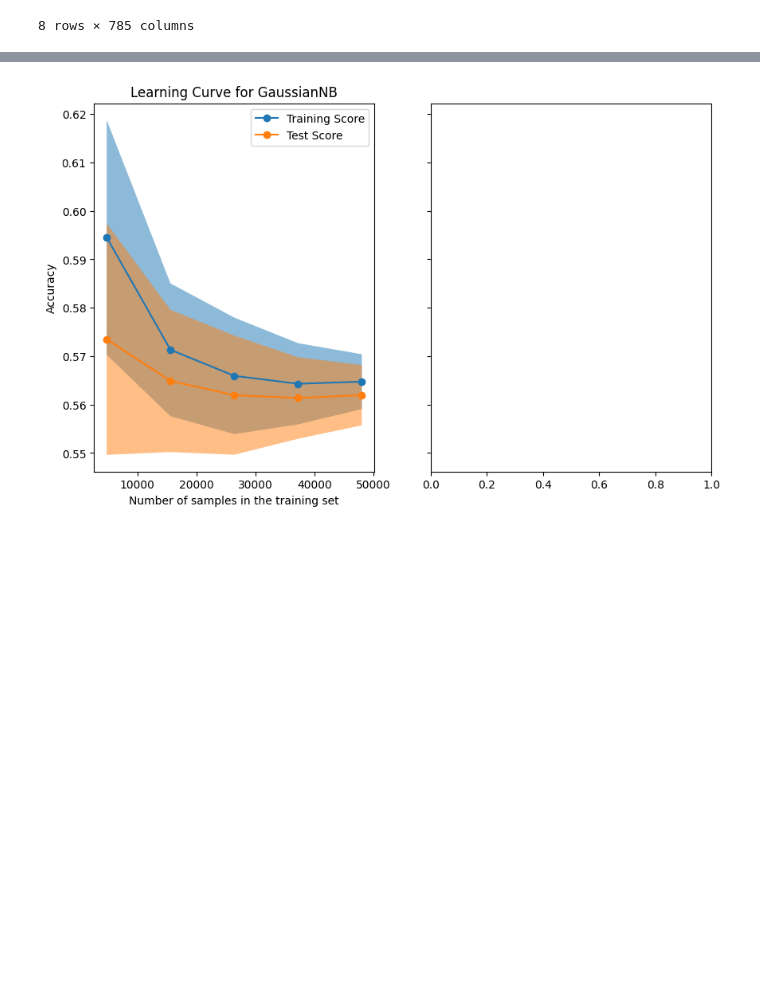
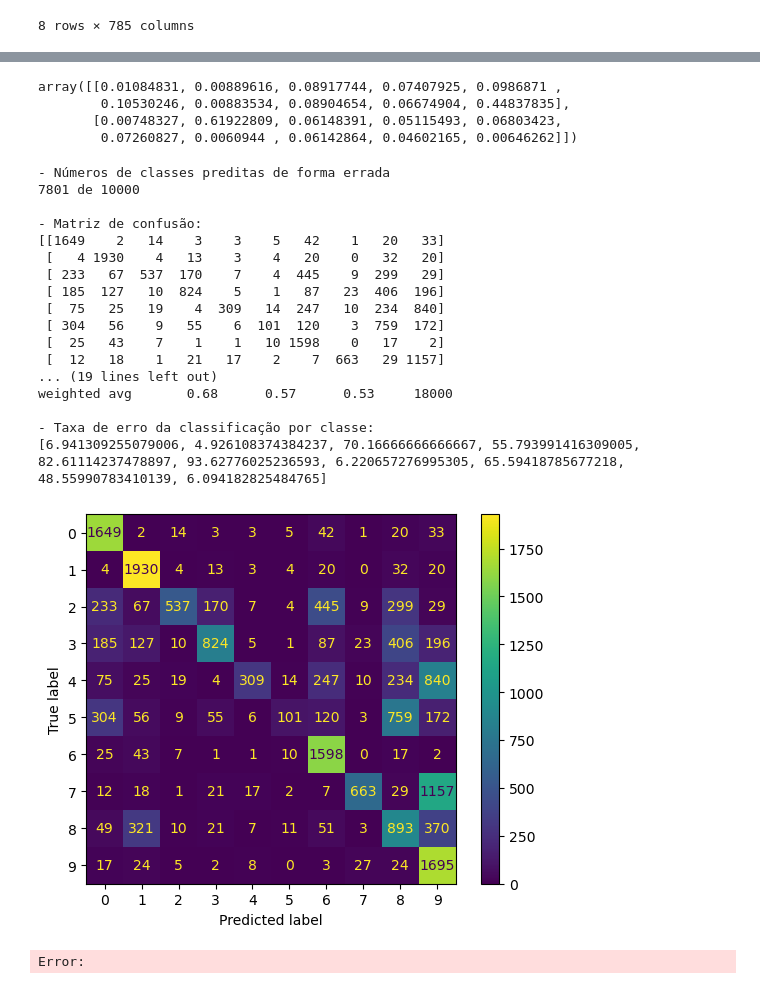
Before and after one commit to caiouehara/IA_MNIST-trabalho2, a Jupyter notebook: code/main.ipynb, the cells around one changed output, grey strips where cells are left out. Drawn from its saved outputs; the diff is of its cells as text; code cells hidden in the pictures; blank space fills up the shorter version.

```diff
--- a/code/main.ipynb
+++ b/code/main.ipynb
@@ -174,5 +113,41 @@ weighted avg       0.69      0.56      0.52     10000
+# %%
+#Applying probability Calibration
+
+X_clf_train, X_cfl_validation, y_cfl_train, y_cfl_validation = train_test_split(X_train, Y_train, test_size = 0.3)
+
+calibrated_clf = CalibratedClassifierCV(gnb, cv=3)
+calibrated_clf.fit(X_clf_train, y_cfl_train)
+calibrated_clf.predict_proba(X_clf_train)[:2, :]
+# %% [output]
+array([[0.01084831, 0.00889616, 0.08917744, 0.07407925, 0.0986871 ,
+        0.10530246, 0.00883534, 0.08904654, 0.06674904, 0.44837835],
+       [0.00748327, 0.61922809, 0.06148391, 0.05115493, 0.06803423,
+        0.07260827, 0.0060944 , 0.06142864, 0.04602165, 0.00646262]])
+# %%
+y_pred_clf = calibrated_clf.predict(X_cfl_validation)
+# %%
+analyze(y_cfl_validation, y_pred_clf)
+# %% [output]
+- Números de classes preditas de forma errada
+7801 de 10000
+
+- Matriz de confusão:
+[[1649    2   14    3    3    5   42    1   20   33]
+ [   4 1930    4   13    3    4   20    0   32   20]
+ [ 233   67  537  170    7    4  445    9  299   29]
+ [ 185  127   10  824    5    1   87   23  406  196]
+ [  75   25   19    4  309   14  247   10  234  840]
+ [ 304   56    9   55    6  101  120    3  759  172]
+ [  25   43    7    1    1   10 1598    0   17    2]
+ [  12   18    1   21   17    2    7  663   29 1157]
+... (19 lines left out)
+weighted avg       0.68      0.57      0.53     18000
+
+- Taxa de erro da classificação por classe:
+[6.941309255079006, 4.926108374384237, 70.16666666666667, 55.793991416309005, 82.61114237478897, 93.62776025236593, 6.220657276995305, 65.59418785677218, 48.55990783410139, 6.094182825484765]
+[figure, added]
 # %%
-from sklearn.model_selection import LearningCurveDisplay, ShuffleSplit
+#Compare ajusted Gaussian NB and not ajusted Gaussian NB by learning curve
 
 fig, ax = plt.subplots(nrows=1, ncols=2, figsize=(10, 6), sharey=True)
 
@@ -188,10 +163,10 @@ common_params = {
     "score_name": "Accuracy",
 }
 
-for ax_idx, estimator in enumerate([gnb]):
+for ax_idx, estimator in enumerate([gnb, calibrated_clf]):
     LearningCurveDisplay.from_estimator(estimator, **common_params, ax=ax[ax_idx])
     handles, label = ax[ax_idx].get_legend_handles_labels()
-    ax[ax_idx].legend(handles[:2], ["Training Score", "Test Score"])
+    ax[ax_idx].legend(handles[:2], ["Training Score", "Validation Score"])
     ax[ax_idx].set_title(f"Learning Curve for {estimator.__class__.__name__}")
 # %% [output]
-[figure, removed]
+Error:
```
Also changed, not shown: parts of 5 cells of this notebook, 1 other file.
